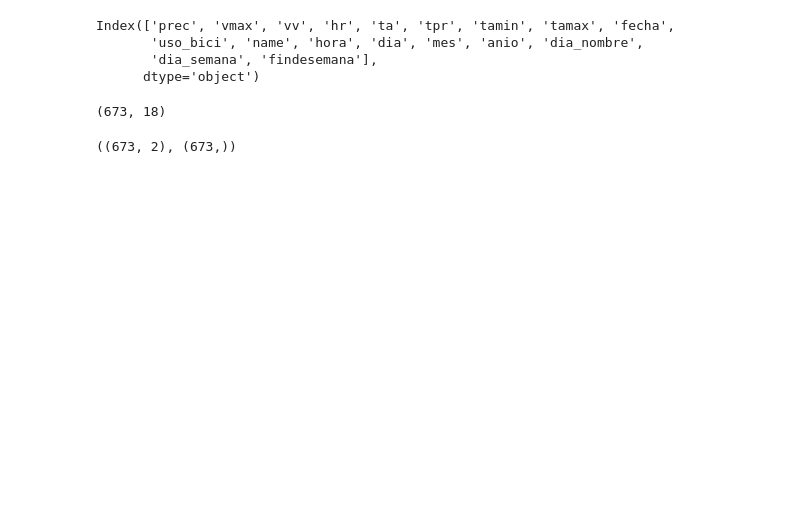
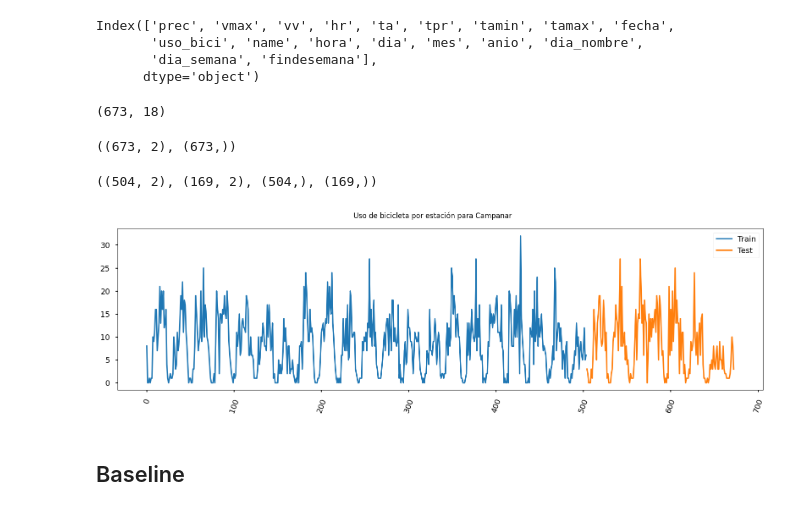
Before and after one commit to LordLiberte/Portfolio, a Jupyter notebook: Practica2/notebooks/7_supervisado.ipynb, the cells around one changed output. Saved outputs shown, nothing was run; the diff lists cells and outputs as text; code cells hidden in the pictures; blank space fills up the shorter version.

```diff
--- a/Practica2/notebooks/7_supervisado.ipynb
+++ b/Practica2/notebooks/7_supervisado.ipynb
@@ -109,4 +109,19 @@ X.shape, y.shape
 ((673, 2), (673,))
 # %%
 res_split = train_test_split(X, y, random_state=22, shuffle=False)
-X_train, X_test, y_train, y_test = res_split
+X_train, X_test, y_train, y_test = res_split # Separar en train y test
+X_train.shape, X_test.shape, y_train.shape, y_test.shape
+# %% [output]
+((504, 2), (169, 2), (504,), (169,))
+# %%
+fig, ax = plt.subplots(1, 1, figsize=(16, 5))
+ax.plot(X_train.index, y_train)
+ax.plot(X_test.index, y_test)
+plt.legend(['Train', 'Test'])
+fig.suptitle("Uso de bicicleta por estación para Campanar")
+plt.xticks(rotation=70)
+plt.show()
+# %% [output]
+[figure, added]
+# %% [markdown]
+## Baseline
```
Also changed, not shown: parts of 5 cells of this notebook, 1 other file.
